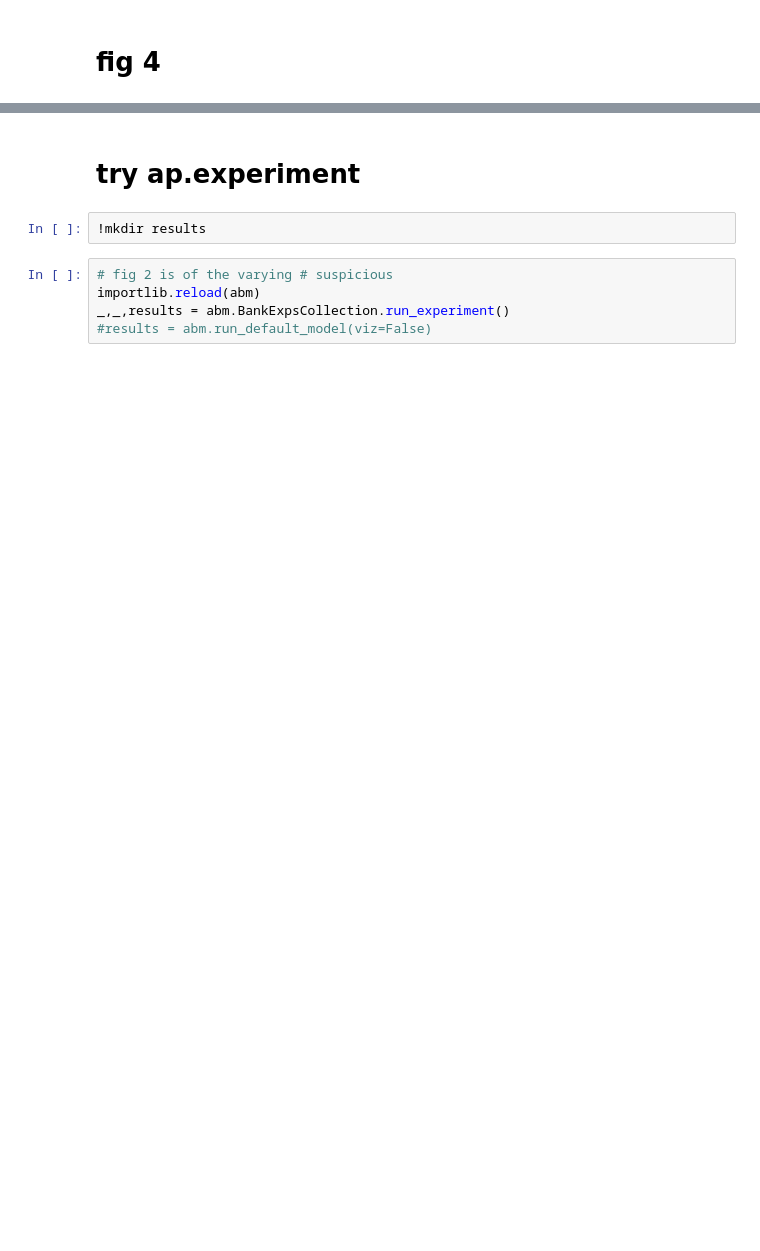
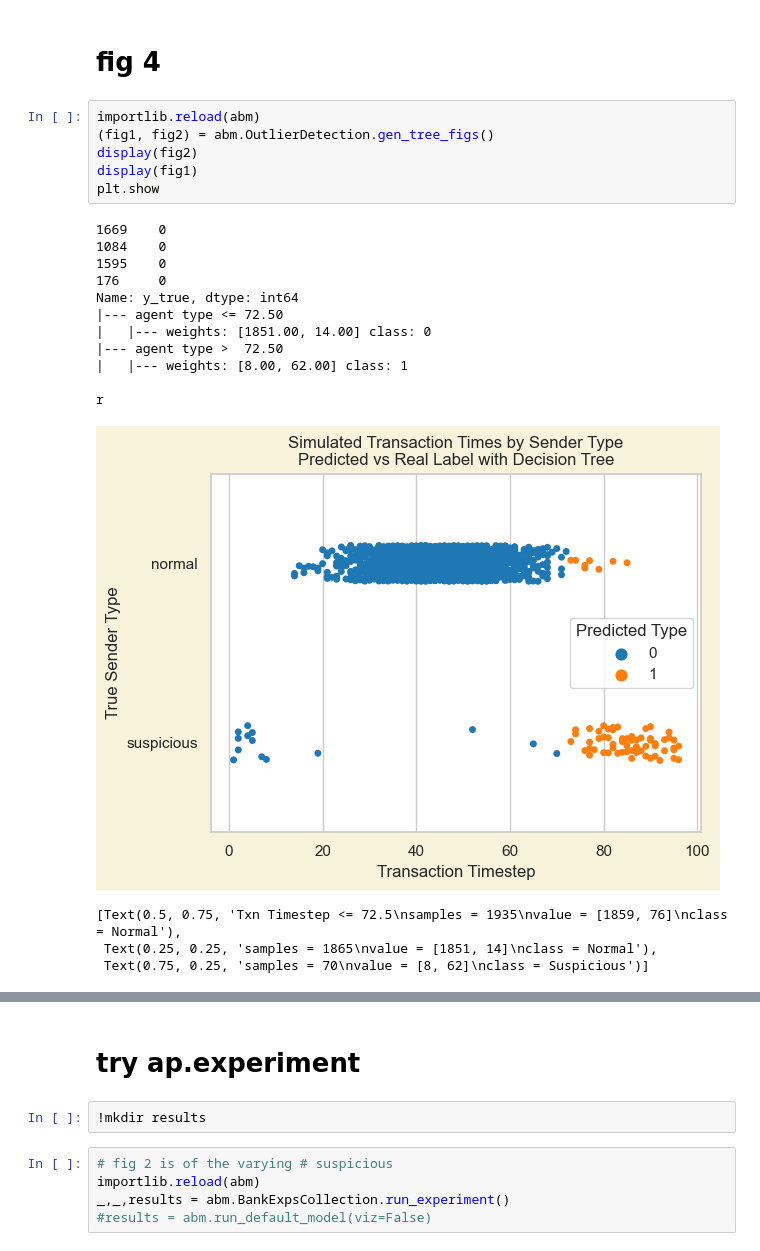
Before and after one commit to nouyang/fake-banking-data, a Jupyter notebook: 0-orchestrate_experiments.ipynb, the cells around one changed output, grey strips where cells are left out. Saved outputs shown, nothing was run; the diff lists cells and outputs as text; blank space fills up the shorter version.

Commit message:
finished isolat forest graphs

```diff
--- a/0-orchestrate_experiments.ipynb
+++ b/0-orchestrate_experiments.ipynb
@@ -134,2 +83,24 @@ display(fig2)
 # %% [markdown]
 # fig 4
+# %%
+importlib.reload(abm)
+(fig1, fig2) = abm.OutlierDetection.gen_tree_figs()
+display(fig2)
+display(fig1)
+plt.show
+# %% [output]
+1669    0
+1084    0
+1595    0
+176     0
+Name: y_true, dtype: int64
+|--- agent type <= 72.50
+|   |--- weights: [1851.00, 14.00] class: 0
+|--- agent type >  72.50
+|   |--- weights: [8.00, 62.00] class: 1
+
+r
+[figure, added]
+[Text(0.5, 0.75, 'Txn Timestep <= 72.5\nsamples = 1935\nvalue = [1859, 76]\nclass = Normal'),
+ Text(0.25, 0.25, 'samples = 1865\nvalue = [1851, 14]\nclass = Normal'),
+ Text(0.75, 0.25, 'samples = 70\nvalue = [8, 62]\nclass = Suspicious')]
```
Also changed, not shown: parts of 11 cells of this notebook, 4 other files.
